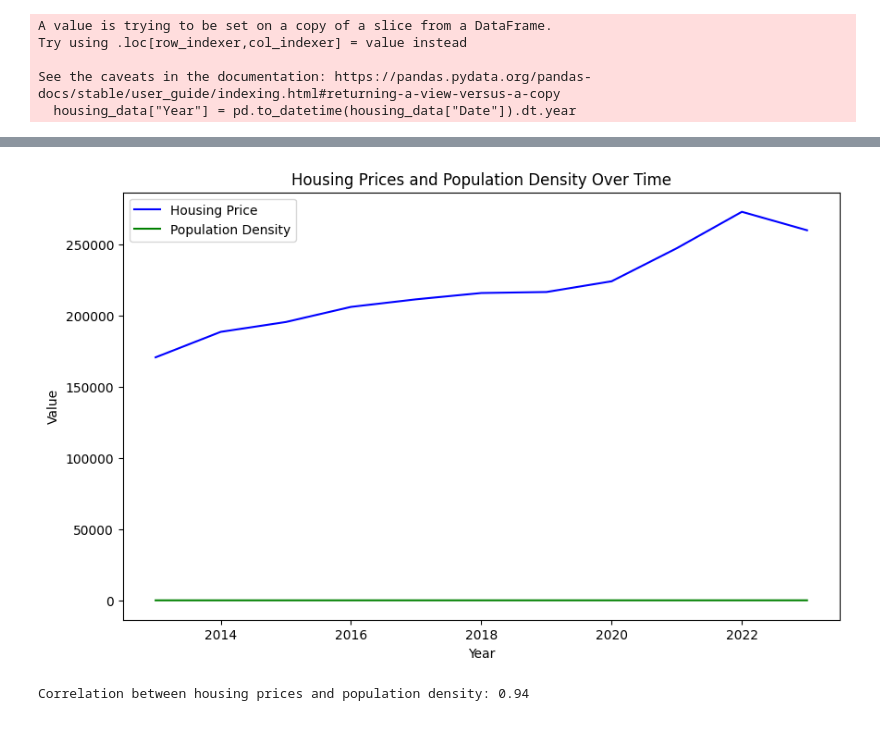
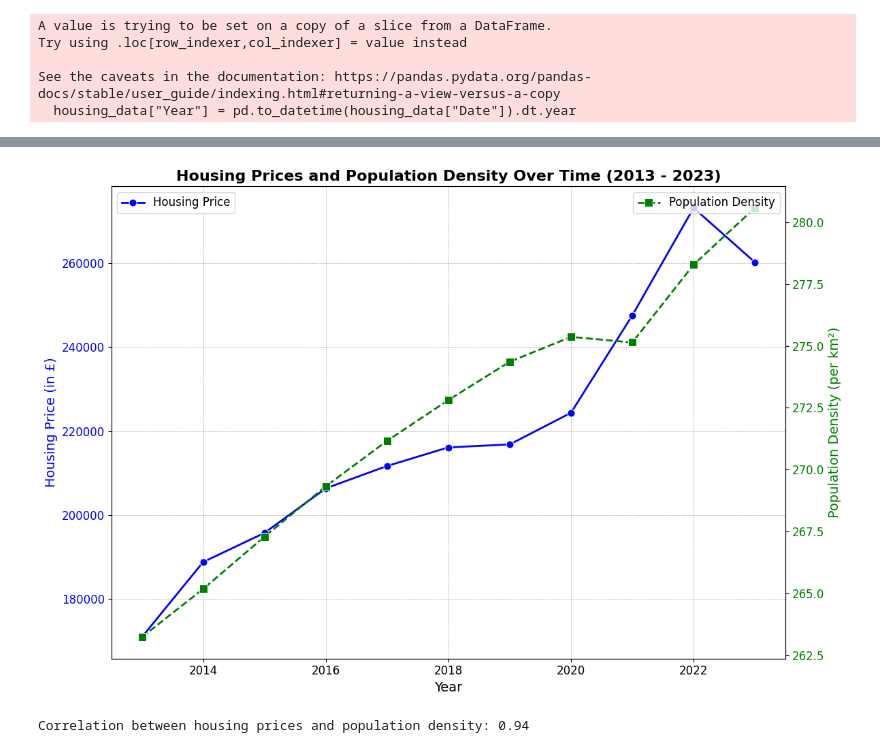
Before and after one commit to tuanady/Population-Density-and-Housing-Prices-in-the-UK, a Jupyter notebook: Housing Prices and Population/data_wrangling.ipynb, the cells around one changed output, grey strips where cells are left out. Saved outputs shown, nothing was run; the diff lists cells and outputs as text; code cells hidden in the pictures.

```diff
--- a/Housing Prices and Population/data_wrangling.ipynb
+++ b/Housing Prices and Population/data_wrangling.ipynb
@@ -84,23 +97,46 @@ merged_data_grouped = merged_data.groupby("Year")[["Price (All)", "Population De
-# %%
-# Creating a line plot to visualize 'Price (All)' and 'Population Density' over 'Year'
-plt.figure(figsize=(10, 6))
-
-# Plotting 'Price (All)' over 'Year'
-sns.lineplot(data=merged_data_grouped, x='Year', y='Price (All)', label='Housing Price', color='blue')
-
-# Plotting 'Population Density' over 'Year'
-sns.lineplot(data=merged_data_grouped, x='Year', y='Population Density', label='Population Density', color='green')
-
-# Adding labels and title
-plt.title('Housing Prices and Population Density Over Time')
-plt.xlabel('Year')
-plt.ylabel('Value')
-plt.legend()
-
-# Display the plot
-plt.show()
-# %% [output]
-[figure, removed]
+# %%
+import matplotlib.pyplot as plt
+import seaborn as sns
+
+# Create a figure and axis for plotting
+fig, ax1 = plt.subplots(figsize=(12, 8))
+
+# Plotting 'Price (All)' over 'Year' on the primary y-axis with improvements
+sns.lineplot(data=merged_data_grouped, x='Year', y='Price (All)', label='Housing Price', color='blue', marker='o', markersize=8, ax=ax1, linestyle='-', linewidth=2)
+
+# Set the labels for the primary y-axis
+ax1.set_xlabel('Year', fontsize=14)
+ax1.set_ylabel('Housing Price (in £)', color='blue', fontsize=14)
+ax1.tick_params(axis='y', labelcolor='blue', labelsize=12)
+ax1.tick_params(axis='x', labelsize=12)
+
+# Create a secondary y-axis for 'Population Density'
+ax2 = ax1.twinx()
+
+# Plotting 'Population Density' over 'Year' on the secondary y-axis with improvements
+sns.lineplot(data=merged_data_grouped, x='Year', y='Population Density', label='Population Density', color='green', marker='s', markersize=8, ax=ax2, linestyle='--', linewidth=2)
+
+# Set the labels for the secondary y-axis
+ax2.set_ylabel('Population Density (per km²)', color='green', fontsize=14)
+ax2.tick_params(axis='y', labelcolor='green', labelsize=12)
+
+# Adding title and improving layout
+plt.title('Housing Prices and Population Density Over Time (2013 - 2023)', fontsize=16, weight='bold')
+
+# Adding grid lines for better readability
+ax1.grid(True, which='both', linestyle='--', linewidth=0.5)
+
+# Adding a legend
+ax1.legend(loc='upper left', fontsize=12)
+ax2.legend(loc='upper right', fontsize=12)
+
+# Adjust layout to ensure everything fits well
+fig.tight_layout()
+
+# Display the plot
+plt.show()
+# %% [output]
+[figure, added]
 # %%
 # Calculating the Pearson correlation coefficient between 'Price (All)' and 'Population Density'
 # The correlation measures the strength and direction of the linear relationship between the two variables
```
Also changed, not shown: parts of 1 cell of this notebook, 1 other file.
